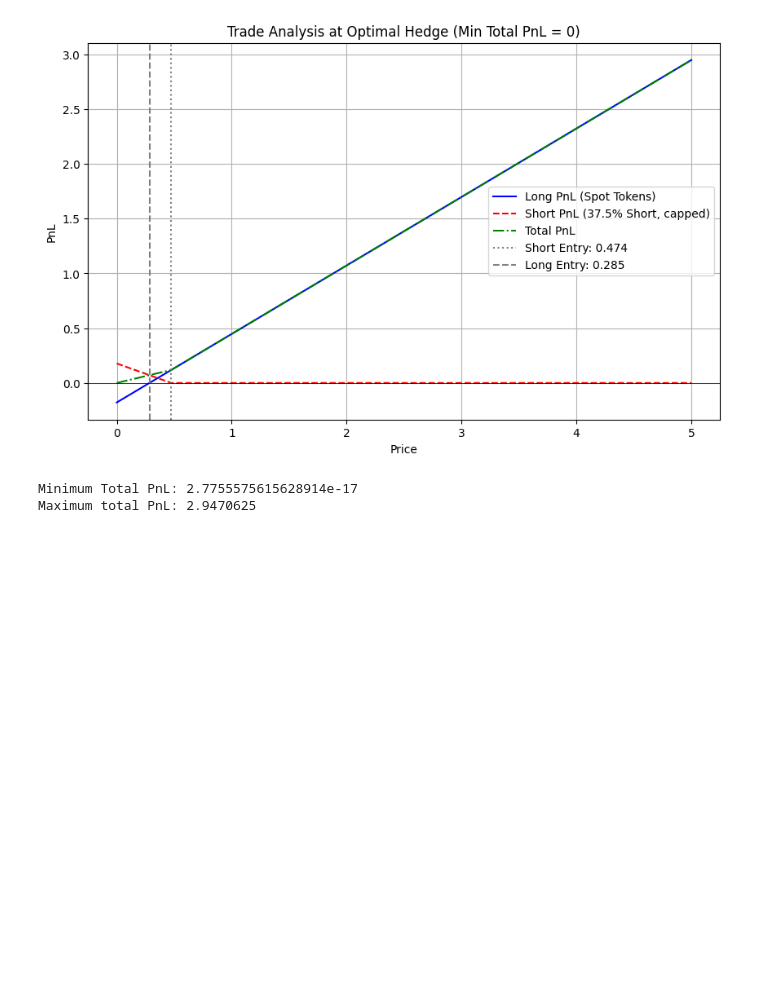
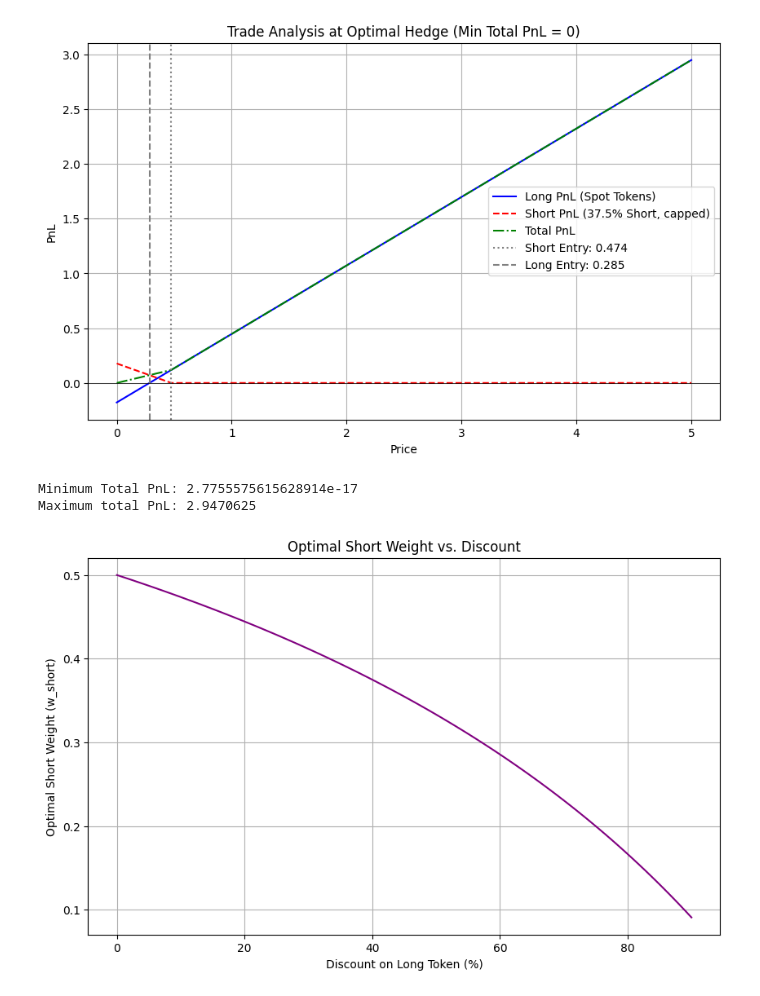
Before and after one commit to Brainiac9/LockedTokensAnalysis, a Jupyter notebook: Sizing.ipynb, the cells around one changed output. Drawn from its saved outputs; the diff is of its cells as text; code cells hidden in the pictures; blank space fills up the shorter version.

```diff
--- a/Sizing.ipynb
+++ b/Sizing.ipynb
@@ -135,4 +135,40 @@ Optimal w_long: 0.625
 [figure]
 Minimum Total PnL: 2.7755575615628914e-17
 Maximum total PnL: 2.9470625
+# %%
+import numpy as np
+import matplotlib.pyplot as plt
+from scipy.optimize import brentq
+
+# Fixed short entry price - here JUP price, but can be anything for the simulation
+entry_short = 0.4745
+
+# Discount range (e.g., from 0% to 90%)
+discounts = np.linspace(0, 0.9, 100)
+optimal_w_shorts = []
+
+# Define function to compute optimal w_short at a given discount
+def find_optimal_w_short(discount):
+    entry_long = (1 - discount) * entry_short
+
+    def total_pnl_at_zero(w_short):
+        return w_short * entry_short - (1 - w_short) * entry_long
+
+    return brentq(total_pnl_at_zero, 0, 1)
+
+# Calculate optimal short weight for each discount
+for d in discounts:
+    w_short = find_optimal_w_short(d)
+    optimal_w_shorts.append(w_short)
+
+# Plotting
+plt.figure(figsize=(10, 6))
+plt.plot(discounts * 100, optimal_w_shorts, color='purple')
+plt.title("Optimal Short Weight vs. Discount")
+plt.xlabel("Discount on Long Token (%)")
+plt.ylabel("Optimal Short Weight (w_short)")
+plt.grid(True)
+plt.show()
+# %% [output]
+[figure, added]
 # %% [markdown]
```
Also changed, not shown: parts of 2 cells of this notebook.
